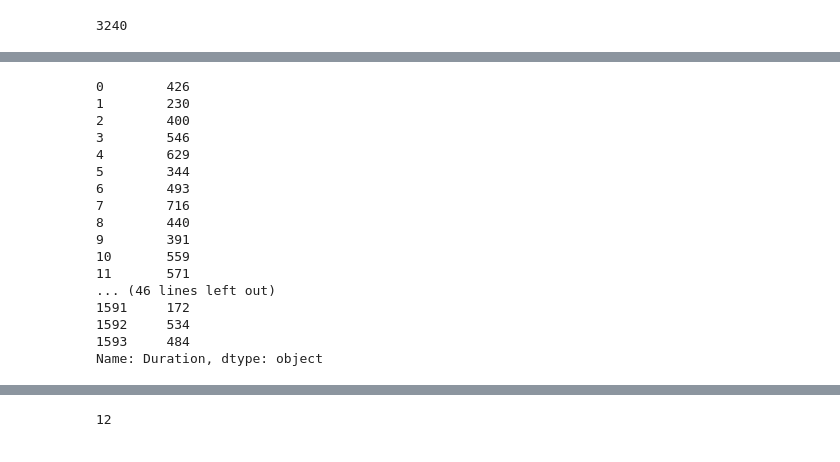
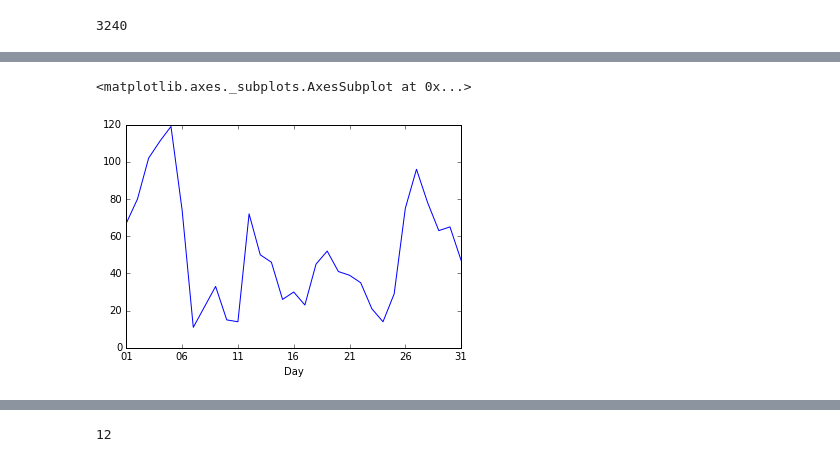
Before and after one commit to bricegnichols/bridge-stat, a Jupyter notebook: bridge_closure_calc.ipynb, the cells around one changed output, grey strips where cells are left out. Drawn from its saved outputs; the diff is of its cells as text; code cells hidden in the pictures.

```diff
--- a/bridge_closure_calc.ipynb
+++ b/bridge_closure_calc.ipynb
@@ -298,20 +133,0 @@ df.columns=['Duration','Closure Hour','Closure Minute','Closure Second','Bridge'
-# %%
-df['Duration']
-# %% [output]
-0        426
-1        230
-2        400
-3        546
-4        629
-5        344
-6        493
-7        716
-8        440
-9        391
-10       559
-11       571
-... (46 lines left out)
-1591     172
-1592     534
-1593     484
-Name: Duration, dtype: object
@@ -317,0 +136,6 @@ Name: Duration, dtype: object
+# %%
+# Total closures (count) by day in minutes
+df.groupby('Day').count()['Duration'].plot()
+# %% [output]
+<matplotlib.axes._subplots.AxesSubplot at 0x...>
+[figure, added]
```
Also changed, not shown: parts of 62 cells of this notebook.
